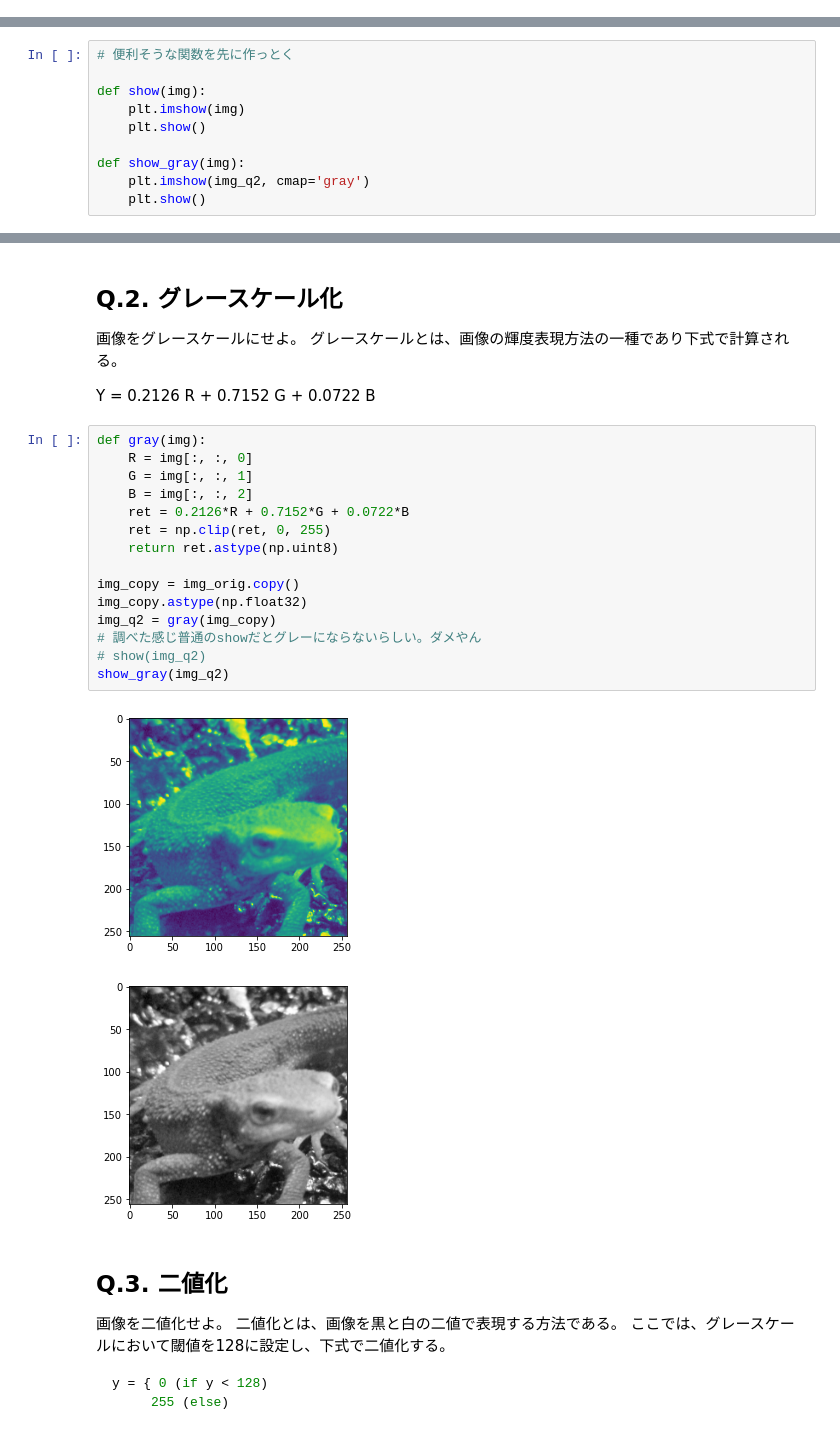
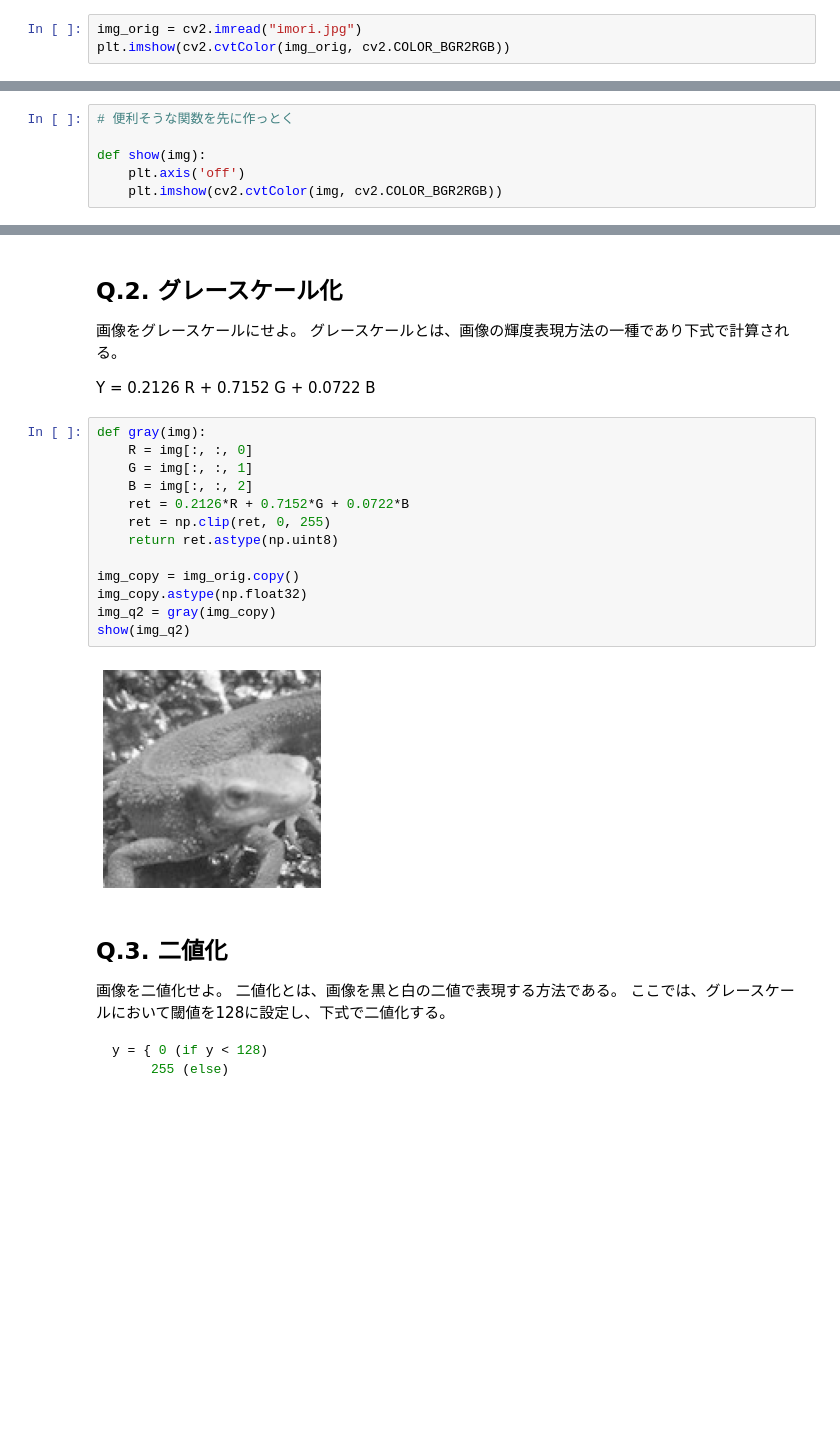
Before and after one commit to honehaniwa/Gasyori100knock, a Jupyter notebook: Question01_10.ipynb, the cells around one changed output, grey strips where cells are left out. Cells and saved outputs as stored; diff of their text form; blank space fills up the shorter version.

```diff
--- a/Question01_10.ipynb
+++ b/Question01_10.ipynb
@@ -17,0 +24,3 @@ plt.show()
+# %%
+img_orig = cv2.imread("imori.jpg")
+plt.imshow(cv2.cvtColor(img_orig, cv2.COLOR_BGR2RGB))
@@ -19,12 +31,8 @@ plt.show()
 # 便利そうな関数を先に作っとく
 
 def show(img):
-    plt.imshow(img)
-    plt.show()
-
-def show_gray(img):
-    plt.imshow(img_q2, cmap='gray')
-    plt.show()
+    plt.axis('off')
+    plt.imshow(cv2.cvtColor(img, cv2.COLOR_BGR2RGB))
 # %% [markdown]
 # Q. 1 - 10
 
@@ -49,21 +57,18 @@ Y = 0.2126 R + 0.7152 G + 0.0722 B
 # %%
 def gray(img):
     R = img[:, :, 0]
     G = img[:, :, 1]
     B = img[:, :, 2]
     ret = 0.2126*R + 0.7152*G + 0.0722*B
     ret = np.clip(ret, 0, 255)
     return ret.astype(np.uint8)
 
 img_copy = img_orig.copy()
 img_copy.astype(np.float32)
 img_q2 = gray(img_copy)
-# 調べた感じ普通のshowだとグレーにならないらしい。ダメやん
-# show(img_q2)
-show_gray(img_q2)
+show(img_q2)
 # %% [output]
-[figure, old version]
+[figure, new version]
-[figure, removed]
 # %% [markdown]
 ## Q.3. 二値化
 画像を二値化せよ。
```
Also changed, not shown: parts of 22 cells of this notebook.
